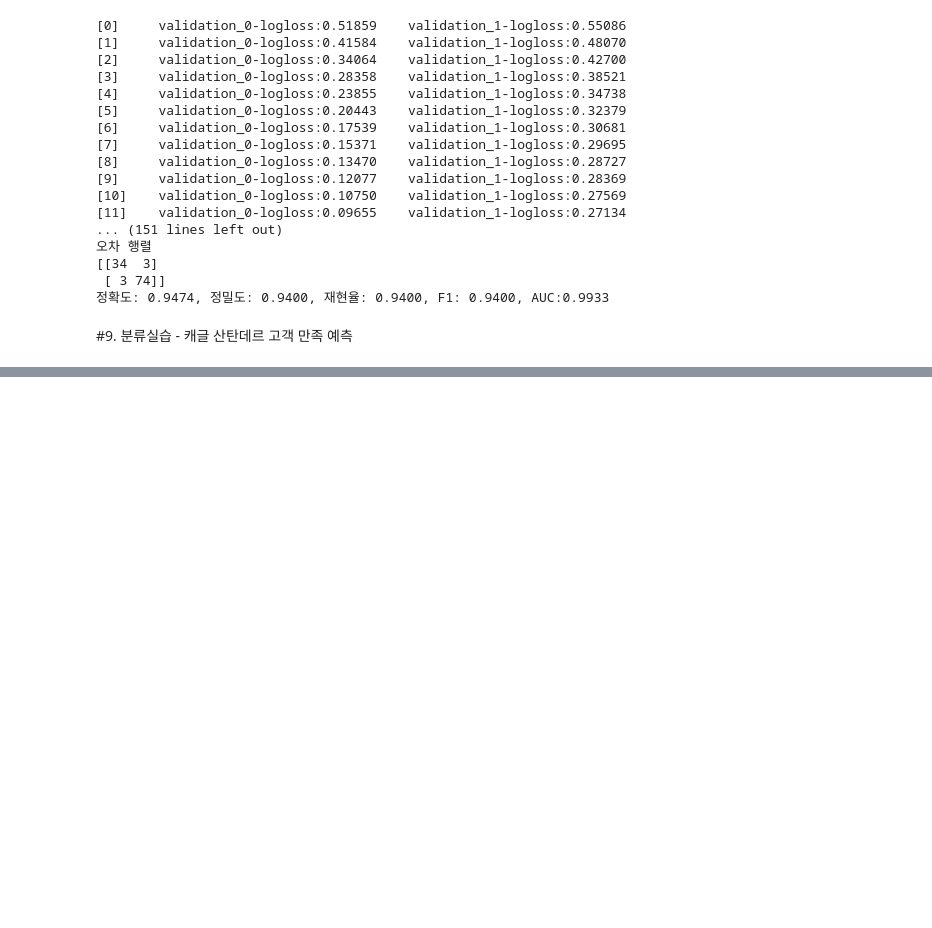
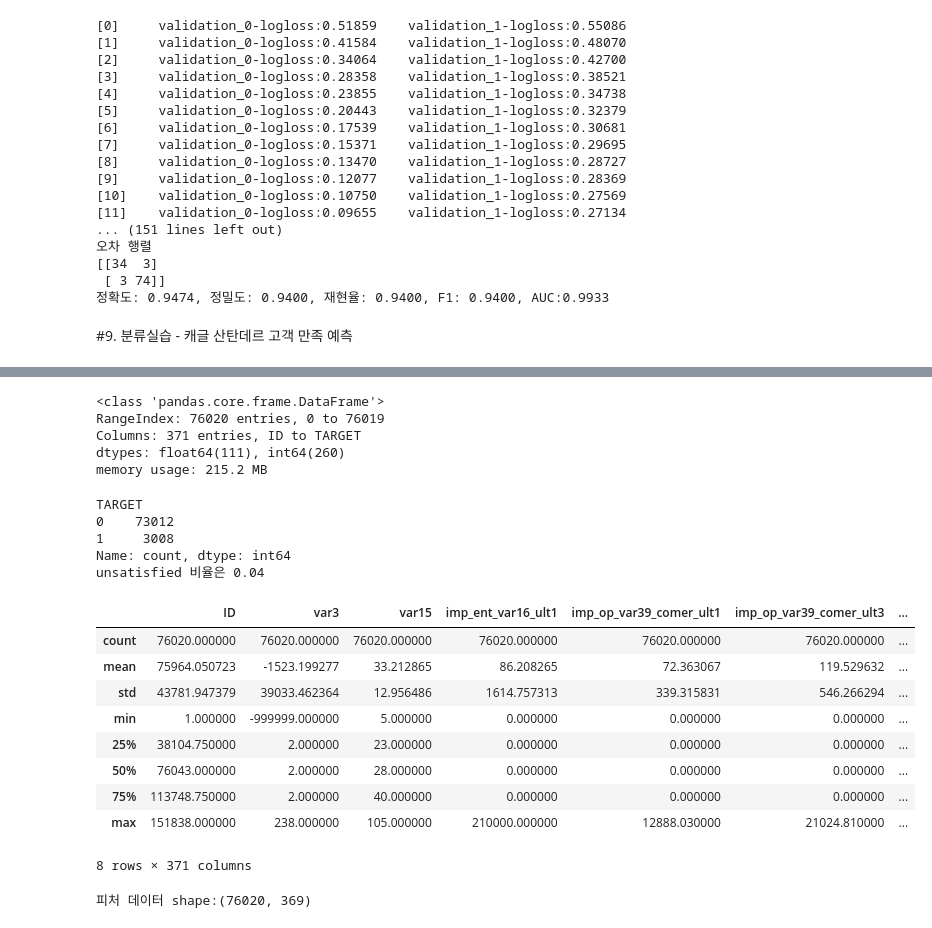
Before and after one commit to suhyeon03/study_ML_, a Jupyter notebook: _classification_practice.ipynb, the cells around one changed output, grey strips where cells are left out. Saved outputs shown, nothing was run; the diff lists cells and outputs as text; code cells hidden in the pictures; blank space fills up the shorter version.

```diff
--- a/_classification_practice.ipynb
+++ b/_classification_practice.ipynb
@@ -1239,0 +1242,11 @@ get_clf_eval(y_test, preds, pred_proba)
+# %%
+import numpy as np
+import pandas as pd
+import matplotlib.pyplot as plt
+import matplotlib
+import warnings
+
+warnings.filterwarnings('ignore')
+cust_df = pd.read_csv('./train_santander.csv', encoding='latin-1')
+print('dataset shape:', cust_df.shape)
+cust_df.head(3)
@@ -1239,0 +1260,43 @@ get_clf_eval(y_test, preds, pred_proba)
+# %%
+cust_df.info()
+# %% [output]
+<class 'pandas.core.frame.DataFrame'>
+RangeIndex: 76020 entries, 0 to 76019
+Columns: 371 entries, ID to TARGET
+dtypes: float64(111), int64(260)
+memory usage: 215.2 MB
+# %%
+print(cust_df['TARGET'].value_counts())
+unsatisfied_cnt = cust_df[cust_df['TARGET']==1].TARGET.count()
+total_cnt = cust_df.TARGET.count()
+print('unsatisfied 비율은 {0:.2f}'.format((unsatisfied_cnt/total_cnt)))
+# %% [output]
+TARGET
+0    73012
+1     3008
+Name: count, dtype: int64
+unsatisfied 비율은 0.04
+# %%
+cust_df.describe()
+# %% [output]
+|  | ID | var3 | var15 | imp_ent_var16_ult1 | imp_op_var39_comer_ult1 | imp_op_var39_comer_ult3 | ... |
+| count | 76020.000000 | 76020.000000 | 76020.000000 | 76020.000000 | 76020.000000 | 76020.000000 | ... |
+| mean | 75964.050723 | -1523.199277 | 33.212865 | 86.208265 | 72.363067 | 119.529632 | ... |
+| std | 43781.947379 | 39033.462364 | 12.956486 | 1614.757313 | 339.315831 | 546.266294 | ... |
+| min | 1.000000 | -999999.000000 | 5.000000 | 0.000000 | 0.000000 | 0.000000 | ... |
+| 25% | 38104.750000 | 2.000000 | 23.000000 | 0.000000 | 0.000000 | 0.000000 | ... |
+| 50% | 76043.000000 | 2.000000 | 28.000000 | 0.000000 | 0.000000 | 0.000000 | ... |
+| 75% | 113748.750000 | 2.000000 | 40.000000 | 0.000000 | 0.000000 | 0.000000 | ... |
+| max | 151838.000000 | 238.000000 | 105.000000 | 210000.000000 | 12888.030000 | 21024.810000 | ... |
+8 rows × 371 columns
+# %%
+# var3 값은 다른 값에 비해 편차가 심하므로 가장 많은 값인 2로 바꿔주고 ID는 단순 식별자에 불과하므로 드롭한다.
+cust_df['var3'].replace(-999999, 2, inplace=True)
+cust_df.drop('ID', axis=1, inplace=True)
+
+# 피처 세트와 레이블 세트 분리. 레이블 칼럼은 DataFrame의 맨 마지막에 위치해 칼럼 위치 -1로 분리
+X_features = cust_df.iloc[:, :-1]
+y_labels = cust_df.iloc[:, -1]
+print('피처 데이터 shape:{0}'.format(X_features.shape))
+# %% [output]
+피처 데이터 shape:(76020, 369)
```
Also changed, not shown: parts of 6 cells of this notebook.
